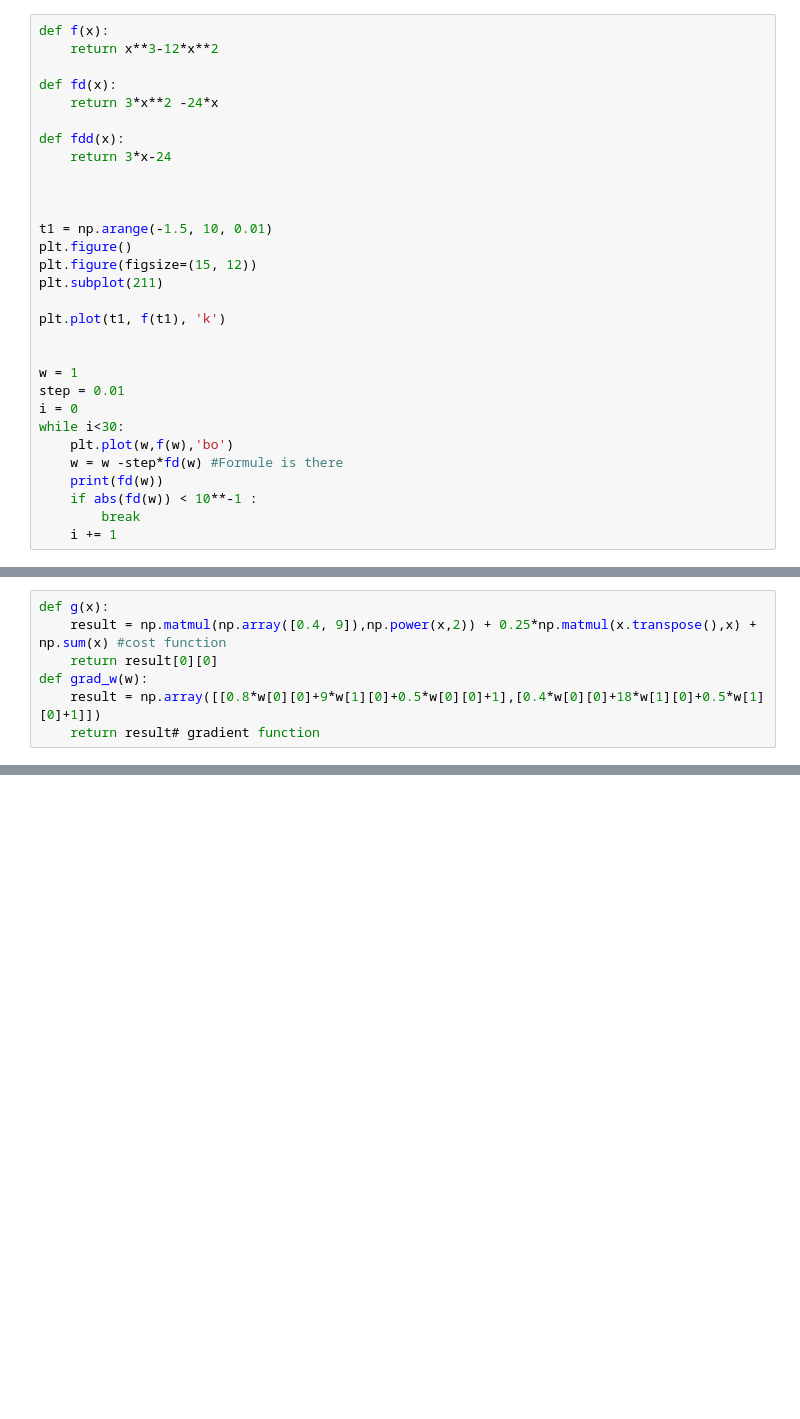
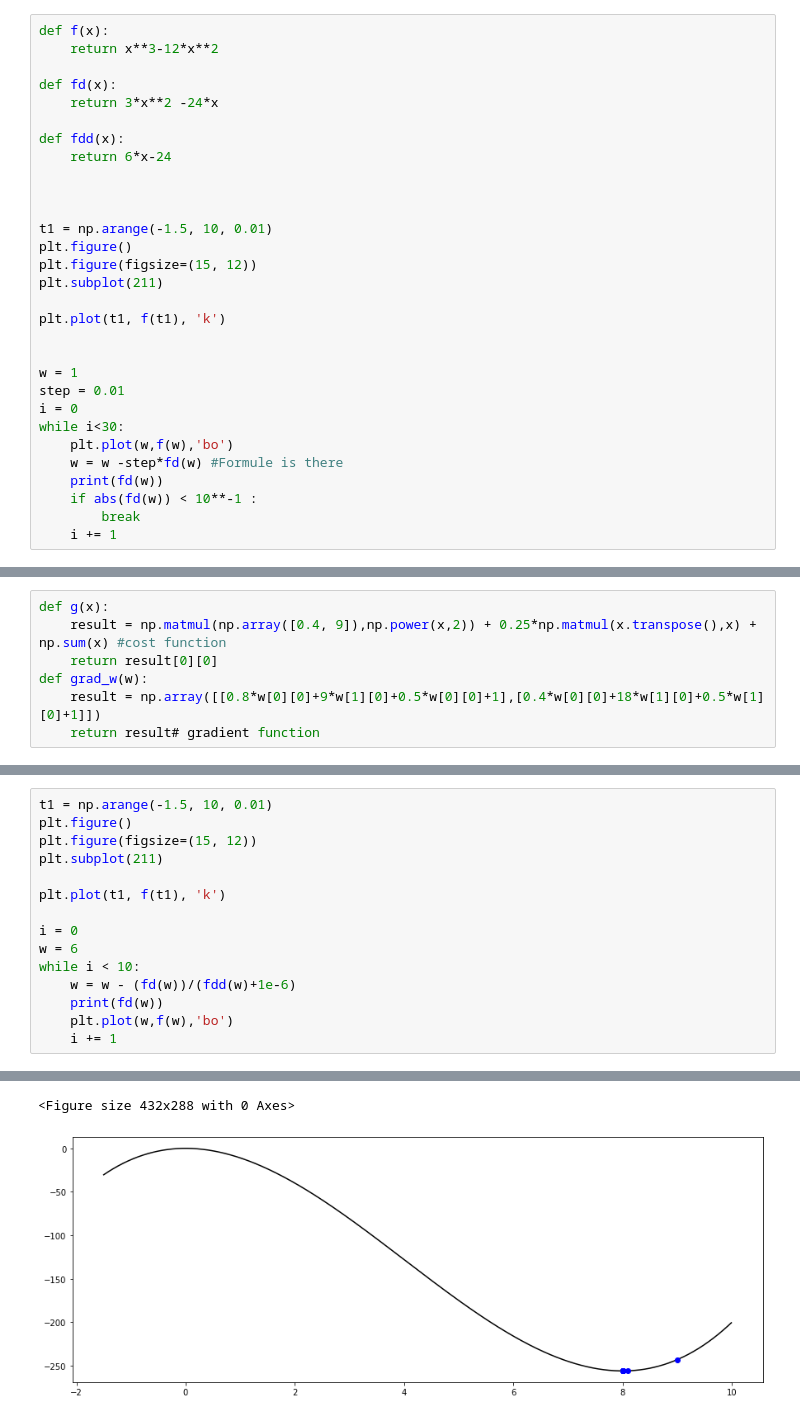
Before and after one commit to YCT1/L4D, a Jupyter notebook: Studying/Study.ipynb, the cells around one changed output, grey strips where cells are left out. Drawn from its saved outputs; the diff is of its cells as text; blank space fills up the shorter version.

```diff
--- a/Studying/Study.ipynb
+++ b/Studying/Study.ipynb
@@ -31,7 +31,7 @@ def fd(x):
     return 3*x**2 -24*x
 
 def fdd(x):
-    return 3*x-24
+    return 6*x-24
 
 
 
@@ -180,0 +185,16 @@ print(grad_w(grad_w(A)))
+# %%
+t1 = np.arange(-1.5, 10, 0.01)
+plt.figure()
+plt.figure(figsize=(15, 12))
+plt.subplot(211)
+
+plt.plot(t1, f(t1), 'k')
+
+i = 0
+w = 6
+while i < 10:
+    w = w - (fd(w))/(fdd(w)+1e-6)
+    print(fd(w))
+    plt.plot(w,f(w),'bo')
+    i += 1
+# %% [output]
@@ -180,0 +211,2 @@ print(grad_w(grad_w(A)))
+<Figure size 432x288 with 0 Axes>
+[figure, added]
```
Also changed, not shown: parts of 18 cells of this notebook.
